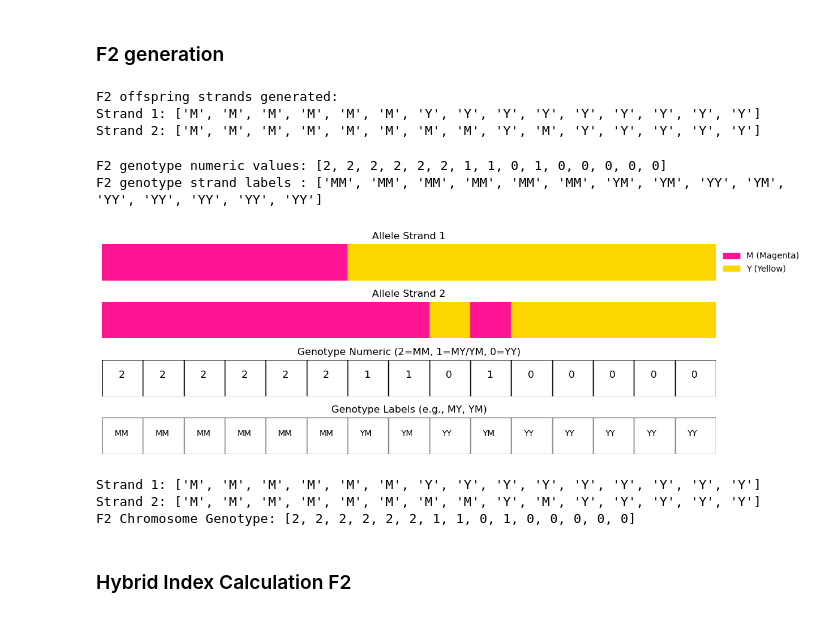
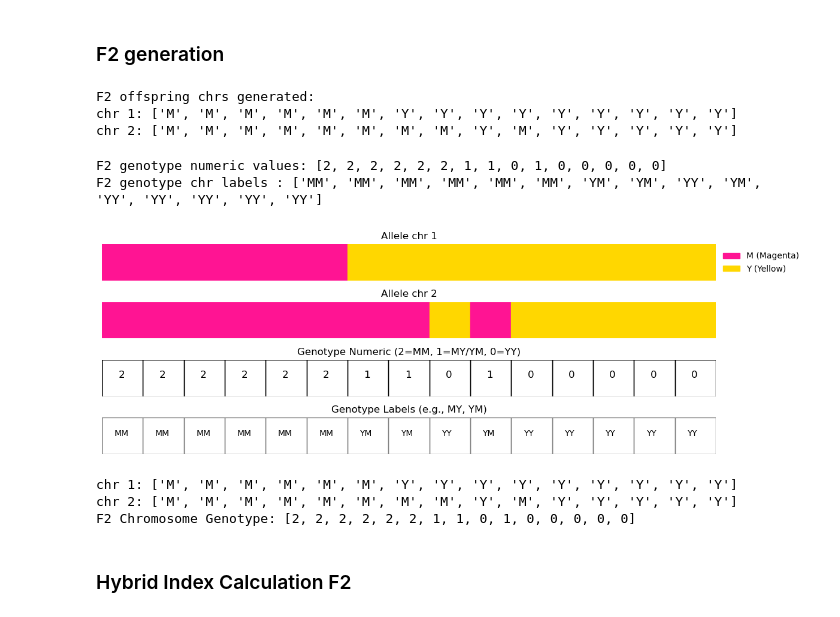
Before and after one commit to sophiagray2001/hybrid_sim_project, a Jupyter notebook: Hybrid_sim_v6.ipynb, the cells around one changed output. Saved outputs shown, nothing was run; the diff lists cells and outputs as text; code cells hidden in the pictures.

```diff
--- a/Hybrid_sim_v6.ipynb
+++ b/Hybrid_sim_v6.ipynb
@@ -58,10 +59,10 @@ def generate_f1_population_from_parents(n, magenta_pool, yellow_pool):
         mm_parent = magenta_pool[mm_index]
         yy_parent = yellow_pool[yy_index]
 
-        strand1 = mm_parent[0]  # Take one strand from MM
-        strand2 = yy_parent[1]  # Take one strand from YY
+        chr1 = mm_parent[0]  # Take one chr from MM
+        chr2 = yy_parent[1]  # Take one chr from YY
 
-        f1_population.append([strand1.copy(), strand2.copy()])
+        f1_population.append([chr1.copy(), chr2.copy()])
         f1_parent_indices.append((mm_index, yy_index))  # Save parent indices
 
     return f1_population, f1_parent_indices
@@ -272,48 +286,48 @@ F1_B Individual  -> HI: 0.50, HET: 1.00
 ### F2 generation
 # %%
 # Simulate F2 offspring
-# Create an empty list for new F2 strands
-strand_1 = []
-strand_2 = []
+# Create an empty list for new F2 chrs
+chr_1 = []
+chr_2 = []
 
 # Randomly choose which F1 parent to start with for creating the F2
-strand_1_source = np.random.choice([0, 1])  # 0 = parent A, 1 = parent B
-strand_2_source = np.random.choice([0, 1])
+chr_1_source = np.random.choice([0, 1])  # 0 = parent A, 1 = parent B
+chr_2_source = np.random.choice([0, 1])
 
 # Loop through each position (locus) in the chromosome
 for i in range(chromosome_length):
 
-    #For strand 1, randomly select if recombination happens at this position based on the recomb_prob.
-    #If yes, switch the source parent for this strand.
+    #For chr 1, randomly select if recombination happens at this position based on the recomb_prob.
+    #If yes, switch the source parent for this chr.
     if i > 0 and np.random.rand() < recomb_probs[i]:
-        strand_1_source = 1 - strand_1_source # Work between parent 0 and 1
+        chr_1_source = 1 - chr_1_source # Work between parent 0 and 1
 
-    # For strand 2, do the same as above and change where required.
+    # For chr 2, do the same as above and change where required.
     if i > 0 and np.random.rand() < recomb_probs[i]:
-        strand_2_source = 1 - strand_2_source
+        chr_2_source = 1 - chr_2_source
 
     # Append allele from designated parent and position.
     # Dependent on the source parent.
-    strand_1.append(parent_a[strand_1_source][i] if strand_1_source == 0 else parent_b[strand_1_source][i])
-    strand_2.append(parent_a[strand_2_source][i] if strand_2_source == 0 else parent_b[strand_2_source][i])
+    chr_1.append(parent_a[chr_1_source][i] if chr_1_source == 0 else parent_b[chr_1_source][i])
+    chr_2.append(parent_a[chr_2_source][i] if chr_2_source == 0 else parent_b[chr_2_source][i])
 # %%
-# Checkpoint: print strand data
+# Checkpoint: print chr data
 
-print("F2 offspring strands generated:")
-print("Strand 1:", strand_1)
-print("Strand 2:", strand_2)
+print("F2 offspring chrs generated:")
+print("chr 1:", chr_1)
+print("chr 2:", chr_2)
 # %% [output]
-F2 offspring strands generated:
-Strand 1: ['M', 'M', 'M', 'M', 'M', 'M', 'Y', 'Y', 'Y', 'Y', 'Y', 'Y', 'Y', 'Y', 'Y']
-Strand 2: ['M', 'M', 'M', 'M', 'M', 'M', 'M', 'M', 'Y', 'M', 'Y', 'Y', 'Y', 'Y', 'Y']
+F2 offspring chrs generated:
+chr 1: ['M', 'M', 'M', 'M', 'M', 'M', 'Y', 'Y', 'Y', 'Y', 'Y', 'Y', 'Y', 'Y', 'Y']
+chr 2: ['M', 'M', 'M', 'M', 'M', 'M', 'M', 'M', 'Y', 'M', 'Y', 'Y', 'Y', 'Y', 'Y']
 # %%
 # Compute genotype numeric representation
 # Create lists to store numeric and label data
 f2_chromosome = []          # Numerical representation (2, 1, 0)
-f2_genotype_labels = []     # Actual strand combinations ('MM', 'MY', 'YM', 'YY')
+f2_genotype_labels = []     # Actual chr combinations ('MM', 'MY', 'YM', 'YY')
 
-# Loop through alleles at each position from both strands at the same time.
-for a, b in zip(strand_1, strand_2):
+# Loop through alleles at each position from both chrs at the same time.
+for a, b in zip(chr_1, chr_2):
 
     # Combine into pairs and assign numeric genotype
     pair = sorted([a, b])
@@ -331,10 +345,10 @@ for a, b in zip(strand_1, strand_2):
 # Checkpoint: print genotype array
 
 print("F2 genotype numeric values:", f2_chromosome)
-print("F2 genotype strand labels :", f2_genotype_labels)
+print("F2 genotype chr labels :", f2_genotype_labels)
 # %% [output]
 F2 genotype numeric values: [2, 2, 2, 2, 2, 2, 1, 1, 0, 1, 0, 0, 0, 0, 0]
-F2 genotype strand labels : ['MM', 'MM', 'MM', 'MM', 'MM', 'MM', 'YM', 'YM', 'YY', 'YM', 'YY', 'YY', 'YY', 'YY', 'YY']
+F2 genotype chr labels : ['MM', 'MM', 'MM', 'MM', 'MM', 'MM', 'YM', 'YM', 'YY', 'YM', 'YY', 'YY', 'YY', 'YY', 'YY']
 # %%
 # Visualise F2 chromosome
 # Define colour for M and Y
@@ -343,50 +357,50 @@ color_map = {'M': 'deeppink', 'Y': 'gold'}
 fig, axs = plt.subplots(4, 1, figsize=(12, 4), sharex=True)
 
 # Set titles for each subplot row
-axs[0].set_title("Allele Strand 1")
-axs[1].set_title("Allele Strand 2")
+axs[0].set_title("Allele chr 1")
+axs[1].set_title("Allele chr 2")
 axs[2].set_title("Genotype Numeric (2=MM, 1=MY/YM, 0=YY)")
 axs[3].set_title("Genotype Labels (e.g., MY, YM)")
 
 # Plot all allele colours, geotype values  and labels
-for i, allele in enumerate(strand_1):
+for i, allele in enumerate(chr_1):
     axs[0].add_patch(mpatches.Rectangle((i, 0), 1, 1, color=color_map[allele]))
-for i, allele in enumerate(strand_2):
+for i, allele in enumerate(chr_2):
     axs[1].add_patch(mpatches.Rectangle((i, 0), 1, 1, color=color_map[allele]))
 for i, val in enumerate(f2_chromosome):
     axs[2].text(i + 0.4, 0.5, str(val), fontsize=12)
     axs[2].add_patch(mpatches.Rectangle((i, 0), 1, 1, edgecolor='black', facecolor='white', fill=False))
 for i, label in enumerate(f2_genotype_labels):
     axs[3].text(i + 0.3, 0.5, label, fontsize=10)
     axs[3].add_patch(mpatches.Rectangle((i, 0), 1, 1, edgecolor='grey', facecolor='white', fill=False))
 
 # Format each subplot
 for ax in axs:
     ax.set_xlim(0, chromosome_length)
     ax.set_ylim(0, 1)
     ax.axis('off')
 
 # Add legend
 legend_patches = [
     mpatches.Patch(color='deeppink', label='M (Magenta)'),
     mpatches.Patch(color='gold', label='Y (Yellow)')
 ]
 axs[0].legend(handles=legend_patches, loc='center left', bbox_to_anchor=(1, 0.5), frameon=False)
 
 # Adjust spacing and display
 plt.tight_layout()
 plt.show()
 # %% [output]
-[figure, old version]
+[figure, new version]
 # %%
 # Checkpoint - for verification purposes
 
-print("Strand 1:", strand_1)
-print("Strand 2:", strand_2)
+print("chr 1:", chr_1)
+print("chr 2:", chr_2)
 print("F2 Chromosome Genotype:", f2_chromosome)
 # %% [output]
-Strand 1: ['M', 'M', 'M', 'M', 'M', 'M', 'Y', 'Y', 'Y', 'Y', 'Y', 'Y', 'Y', 'Y', 'Y']
-Strand 2: ['M', 'M', 'M', 'M', 'M', 'M', 'M', 'M', 'Y', 'M', 'Y', 'Y', 'Y', 'Y', 'Y']
+chr 1: ['M', 'M', 'M', 'M', 'M', 'M', 'Y', 'Y', 'Y', 'Y', 'Y', 'Y', 'Y', 'Y', 'Y']
+chr 2: ['M', 'M', 'M', 'M', 'M', 'M', 'M', 'M', 'Y', 'M', 'Y', 'Y', 'Y', 'Y', 'Y']
 F2 Chromosome Genotype: [2, 2, 2, 2, 2, 2, 1, 1, 0, 1, 0, 0, 0, 0, 0]
 # %% [markdown]
 ### Hybrid Index Calculation F2
```
Also changed, not shown: parts of 6 cells of this notebook.
